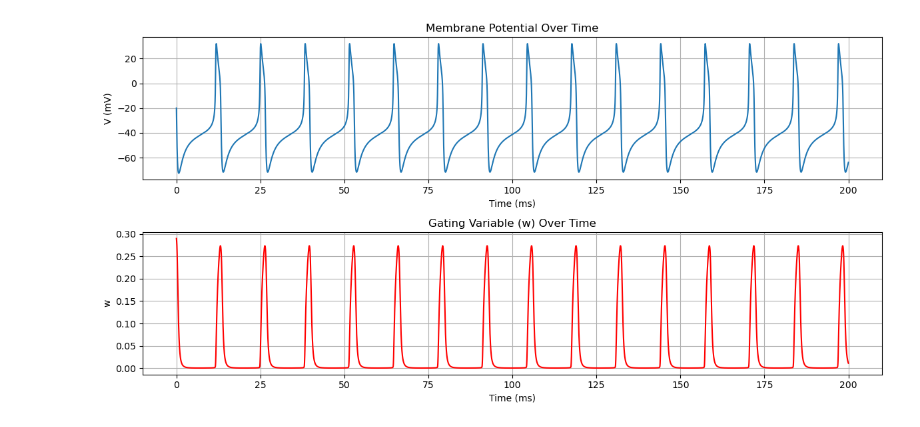
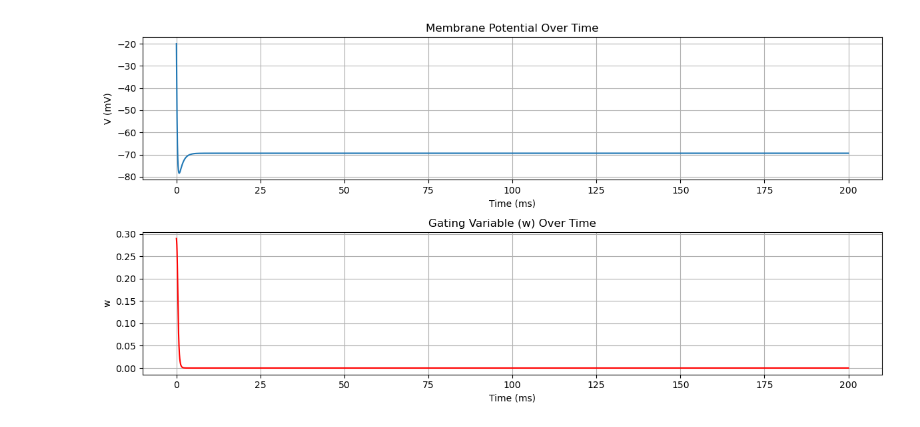
Before and after one commit to sstanbridge09/biologyCoursework, a Jupyter notebook: timeSimulations.ipynb, the cells around one changed output. Saved outputs shown, nothing was run; the diff lists cells and outputs as text; code cells hidden in the pictures.

```diff
--- a/timeSimulations.ipynb
+++ b/timeSimulations.ipynb
@@ -39,7 +39,7 @@ p = np.array([
     0,     # bw
     10,     # cw
     0.15,   # phiw
-    40      # Istim
+    0      # Istim
 ])
 
 # Initial conditions
@@ -55,31 +55,31 @@ solution = solve_ivp(
     max_step=1e-2,                  # Maximum step size
     dense_output=True               # Get continuous solution
 )
 
 # Extract solution
 t_values = solution.t
 V_values, w_values = solution.y
 
 # Plot the results
 plt.figure(figsize=(12, 6))
 
 # Plot V (membrane potential) over time
 plt.subplot(2, 1, 1)
 plt.plot(t_values, V_values, label="V (membrane potential)")
 plt.xlabel("Time (ms)")
 plt.ylabel("V (mV)")
 plt.title("Membrane Potential Over Time")
 plt.grid(True)
 
 # Plot w (gating variable) over time
 plt.subplot(2, 1, 2)
 plt.plot(t_values, w_values, label="w (gating variable)", color='r')
 plt.xlabel("Time (ms)")
 plt.ylabel("w")
 plt.title("Gating Variable (w) Over Time")
 plt.grid(True)
 
 plt.tight_layout()
 plt.show()
 # %% [output]
-[figure, old version]
+[figure, new version]
```
Also changed, not shown: 1 other file.
